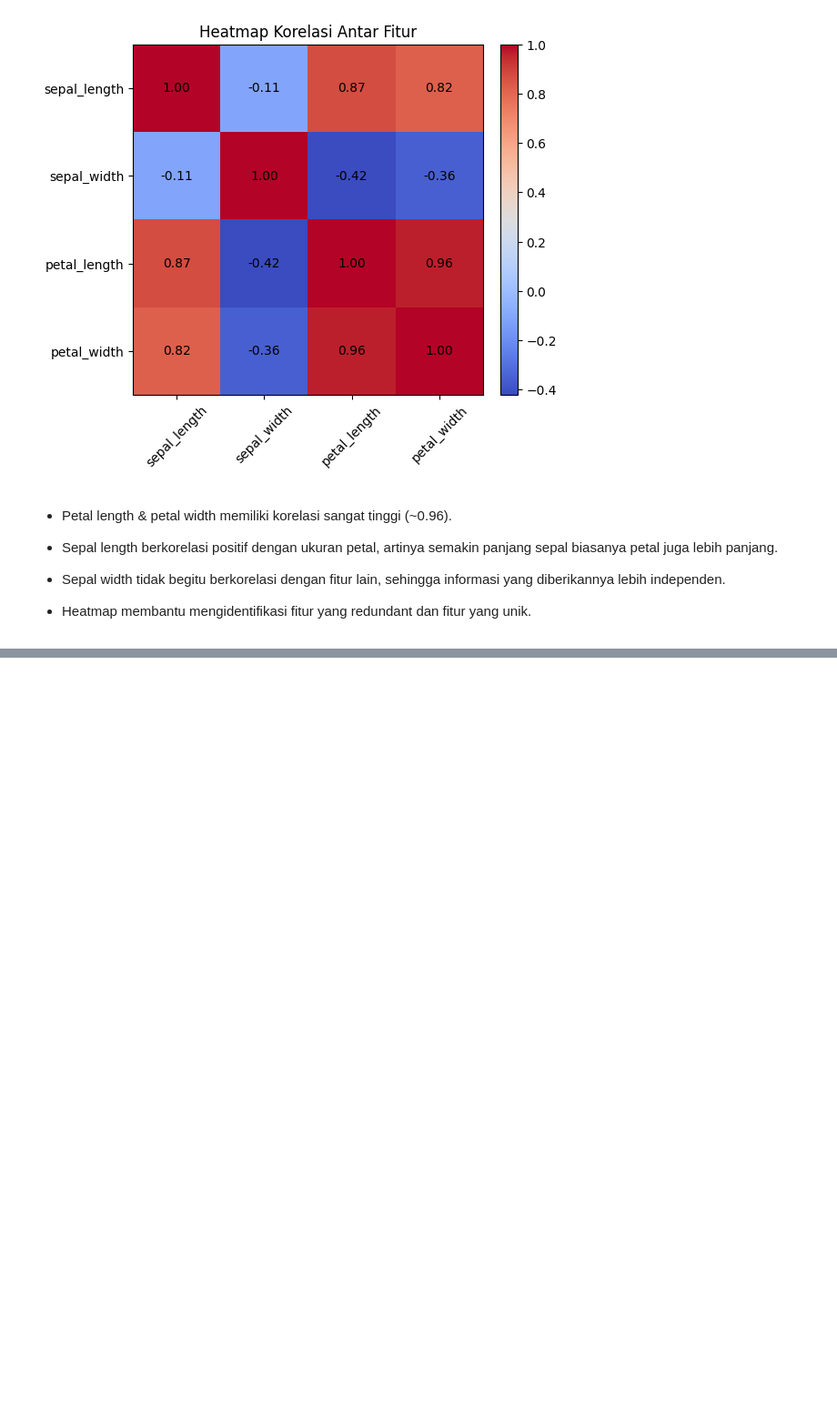
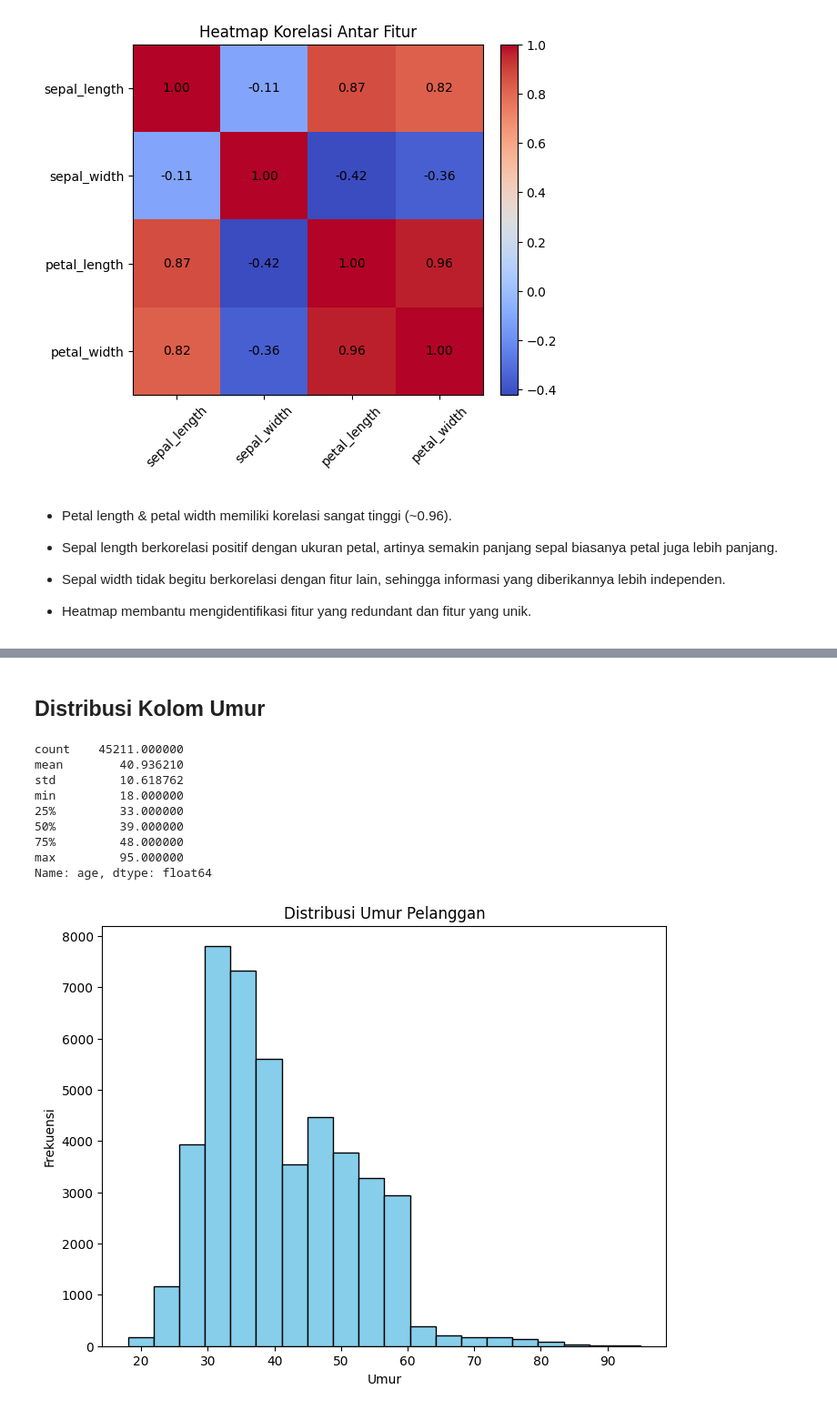
Before and after one commit to Ryzalll/PSD, a Jupyter notebook: _build/jupyter_execute/explorasi-data.ipynb, the cells around one changed output, grey strips where cells are left out. Shown at 91% size. Drawn from its saved outputs; the diff is of its cells as text; code cells hidden in the pictures; blank space fills up the shorter version.

Commit message:
tambah explorasi data bank

```diff
--- a/_build/jupyter_execute/explorasi-data.ipynb
+++ b/_build/jupyter_execute/explorasi-data.ipynb
@@ -138,0 +143,6 @@ plt.show()
+# %%
+import nbimporter
+
+from koneksibank import load_data_bank
+
+df_bank = load_data_bank()
@@ -138,0 +163,28 @@ plt.show()
+# %% [markdown]
+## Distribusi Kolom Umur
+# %%
+import pandas as pd
+import matplotlib.pyplot as plt
+import numpy as np
+
+# Deskripsi statistik
+print(df_bank['age'].describe())
+
+# Histogram distribusi
+plt.figure(figsize=(8, 6))
+plt.hist(df_bank['age'], bins=20, color='skyblue', edgecolor='black')
+plt.title('Distribusi Umur Pelanggan')
+plt.xlabel('Umur')
+plt.ylabel('Frekuensi')
+plt.show()
+# %% [output]
+count    45211.000000
+mean        40.936210
+std         10.618762
+min         18.000000
+25%         33.000000
+50%         39.000000
+75%         48.000000
+max         95.000000
+Name: age, dtype: float64
+[figure, added]
```
Also changed, not shown: parts of 18 cells of this notebook, 32 other files.
